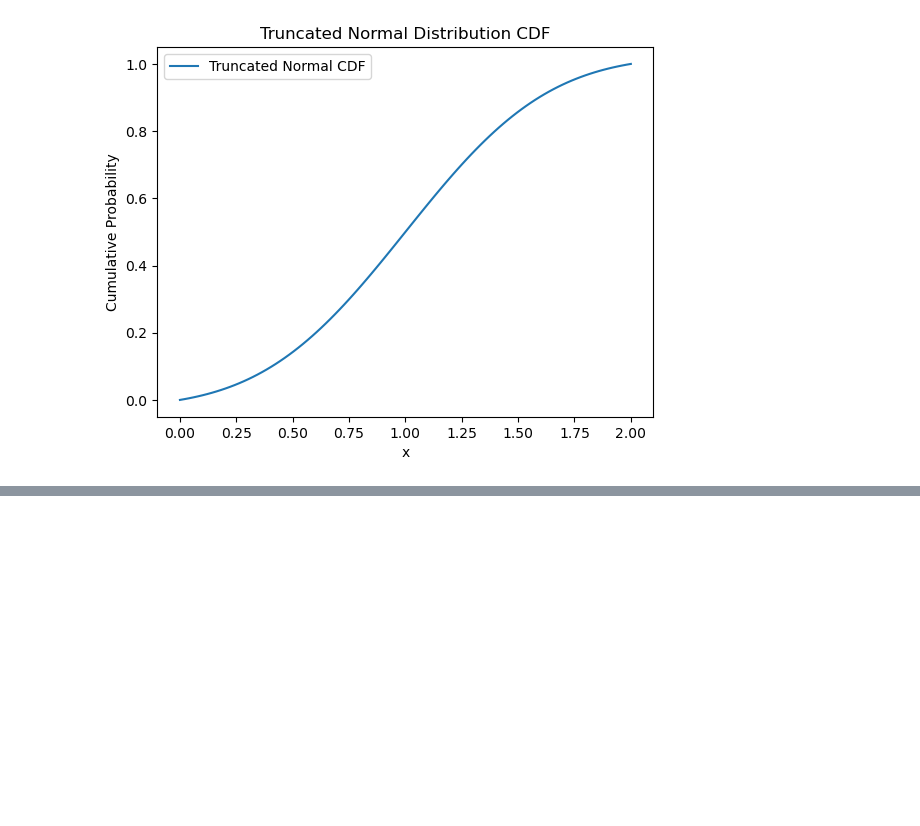
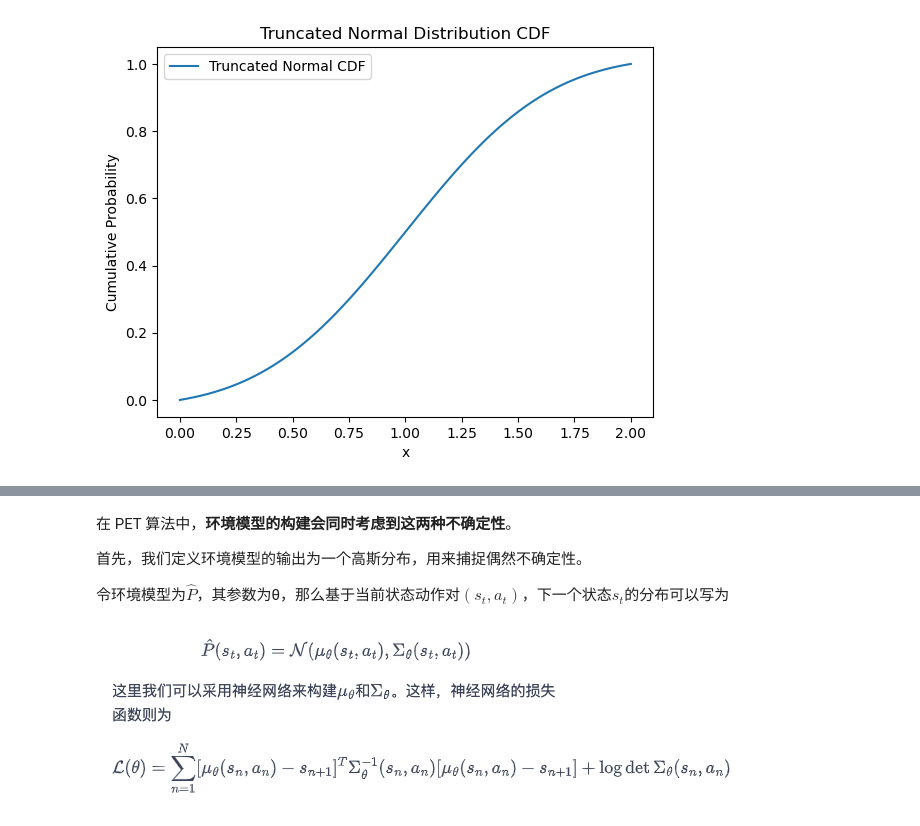
Before and after one commit to ztaoing/DeepRL_Steps, a Jupyter notebook: practice-code/14-模型预测控制.ipynb, the cells around one changed output, grey strips where cells are left out. Saved outputs shown, nothing was run; the diff lists cells and outputs as text; code cells hidden in the pictures; blank space fills up the shorter version.

```diff
--- a/practice-code/14-模型预测控制.ipynb
+++ b/practice-code/14-模型预测控制.ipynb
@@ -156,0 +182,10 @@ class CEM:
+# %% [markdown]
+在 PET 算法中，**环境模型的构建会同时考虑到这两种不确定性**。
+
+首先，我们定义环境模型的输出为一个高斯分布，用来捕捉偶然不确定性。
+
+令环境模型为$\hat{P}$，其参数为θ，那么基于当前状态动作对$(s_t,a_t)$，下一个状态$s_t$的分布可以写为
+# %%
+Image(filename='./pets01.png')
+# %% [output]
+[figure, added]
```
Also changed, not shown: parts of 11 cells of this notebook.
